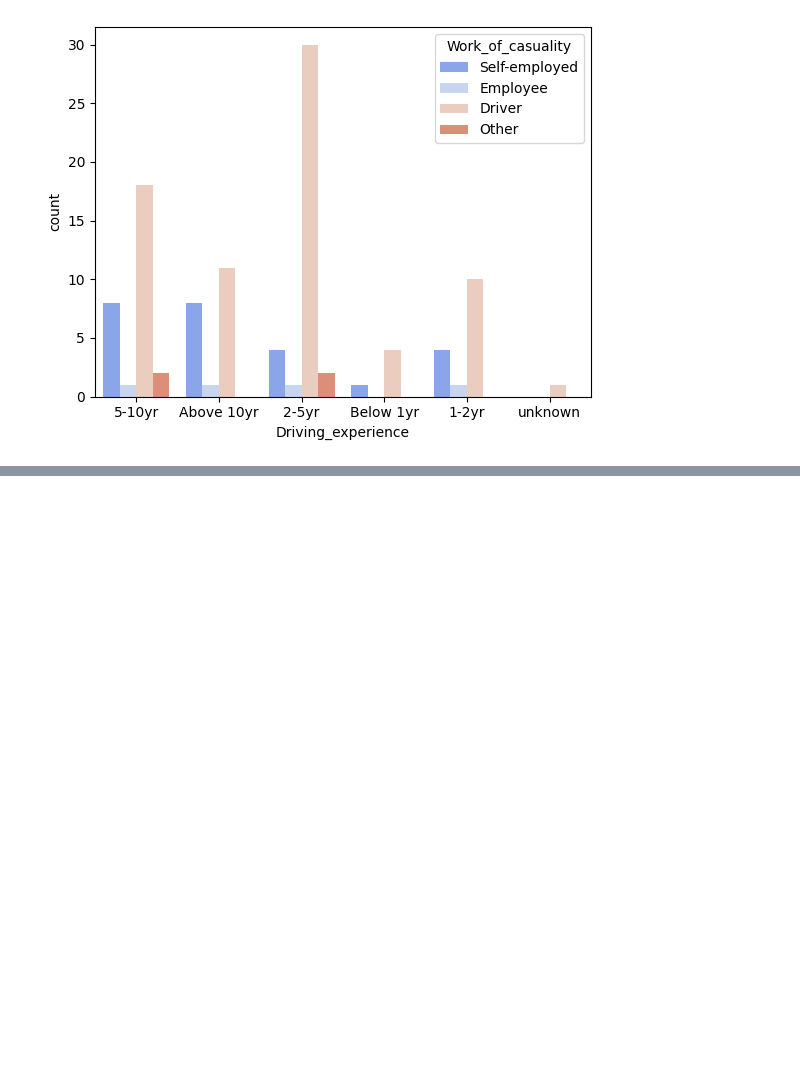
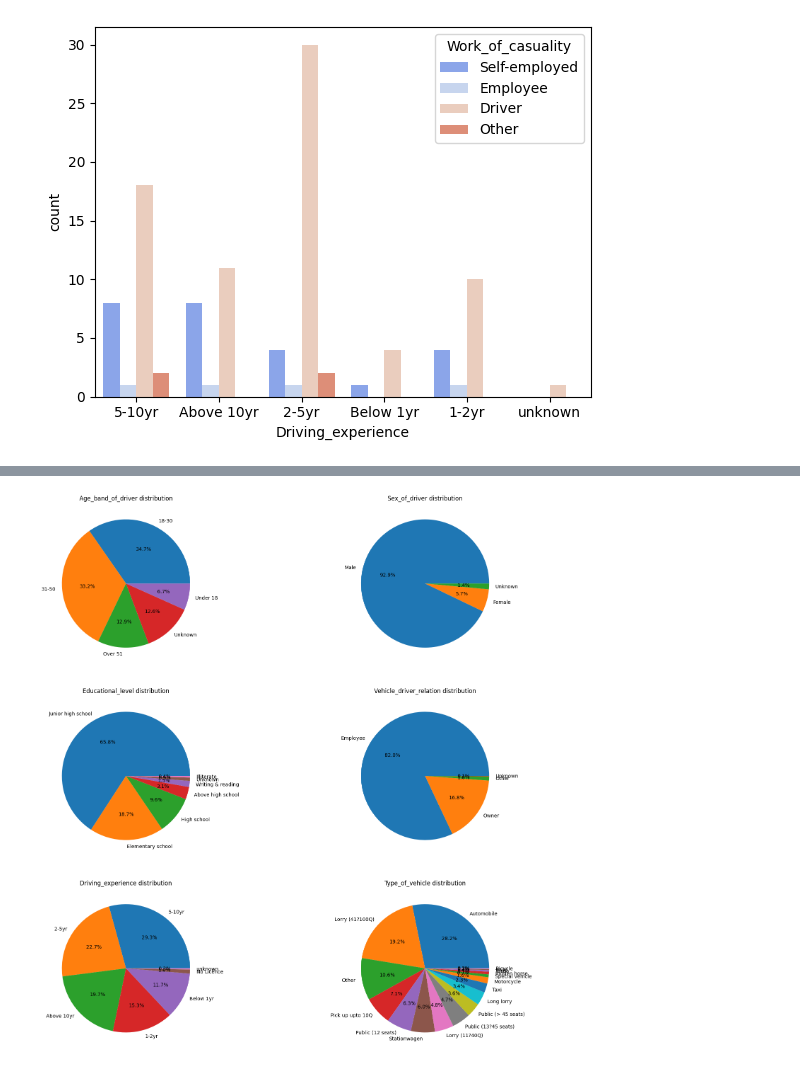
Before and after one commit to Gajender0707/Road_accident_severity_project, a Jupyter notebook: road_accident_severity.ipynb, the cells around one changed output, grey strips where cells are left out. Saved outputs shown, nothing was run; the diff lists cells and outputs as text; code cells hidden in the pictures; blank space fills up the shorter version.

```diff
--- a/road_accident_severity.ipynb
+++ b/road_accident_severity.ipynb
@@ -187,0 +267,10 @@ sns.countplot(data=fatal_injury_data, x='Driving_experience', hue='Work_of_casua
+# %%
+fig,axes=plt.subplots(3,2,figsize=(20,20))
+for i,feature_name,in enumerate(new_cat):
+    r,c=divmod(i,2)
+    label=data[feature_name].value_counts().index
+    val=data[feature_name].value_counts().values
+    axes[r][c].pie(val,labels=label,autopct="%1.1f%%")
+    axes[r][c].set_title(f"{feature_name.capitalize()} distribution")
+# %% [output]
+[figure, added]
```
Also changed, not shown: parts of 10 cells of this notebook.
